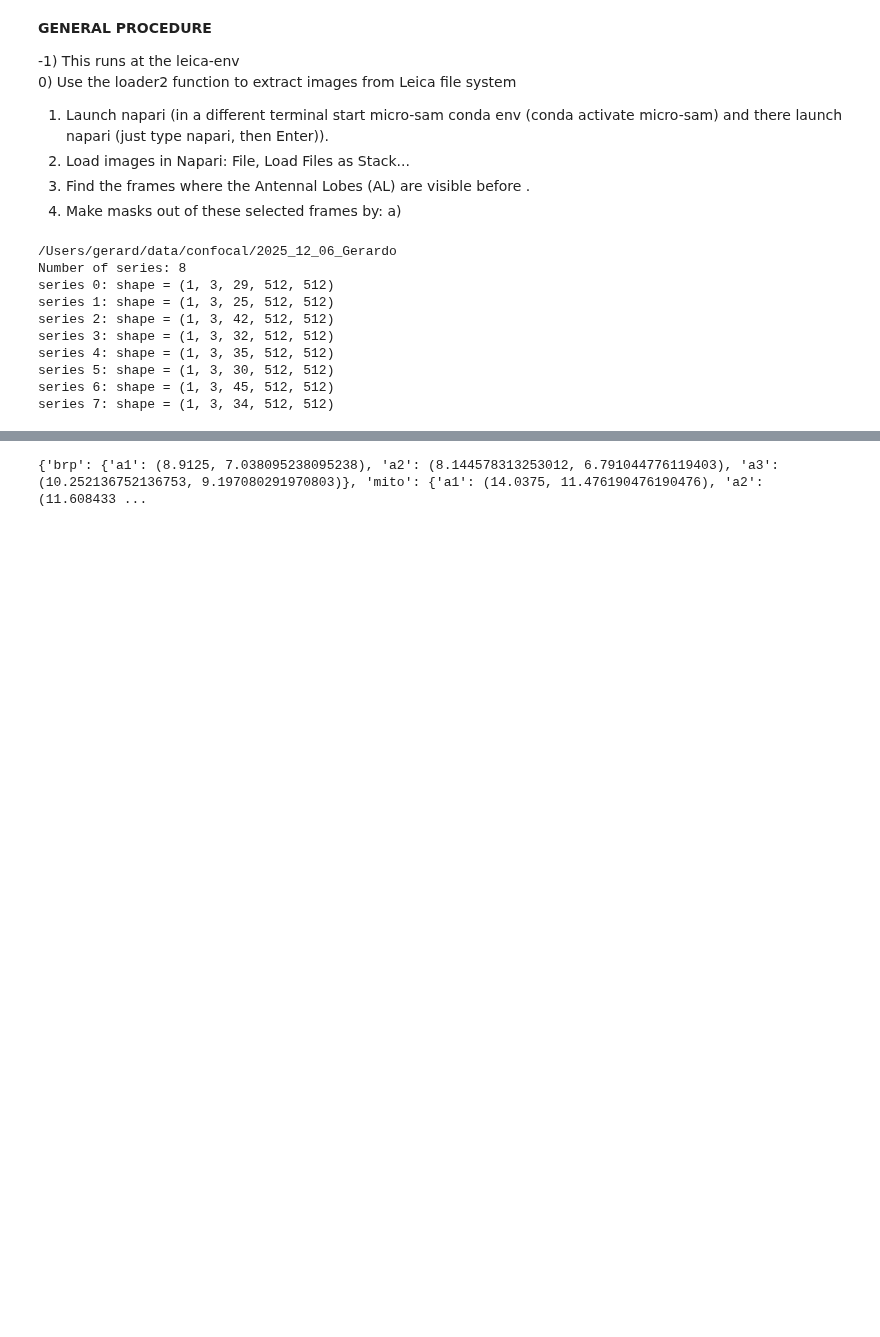
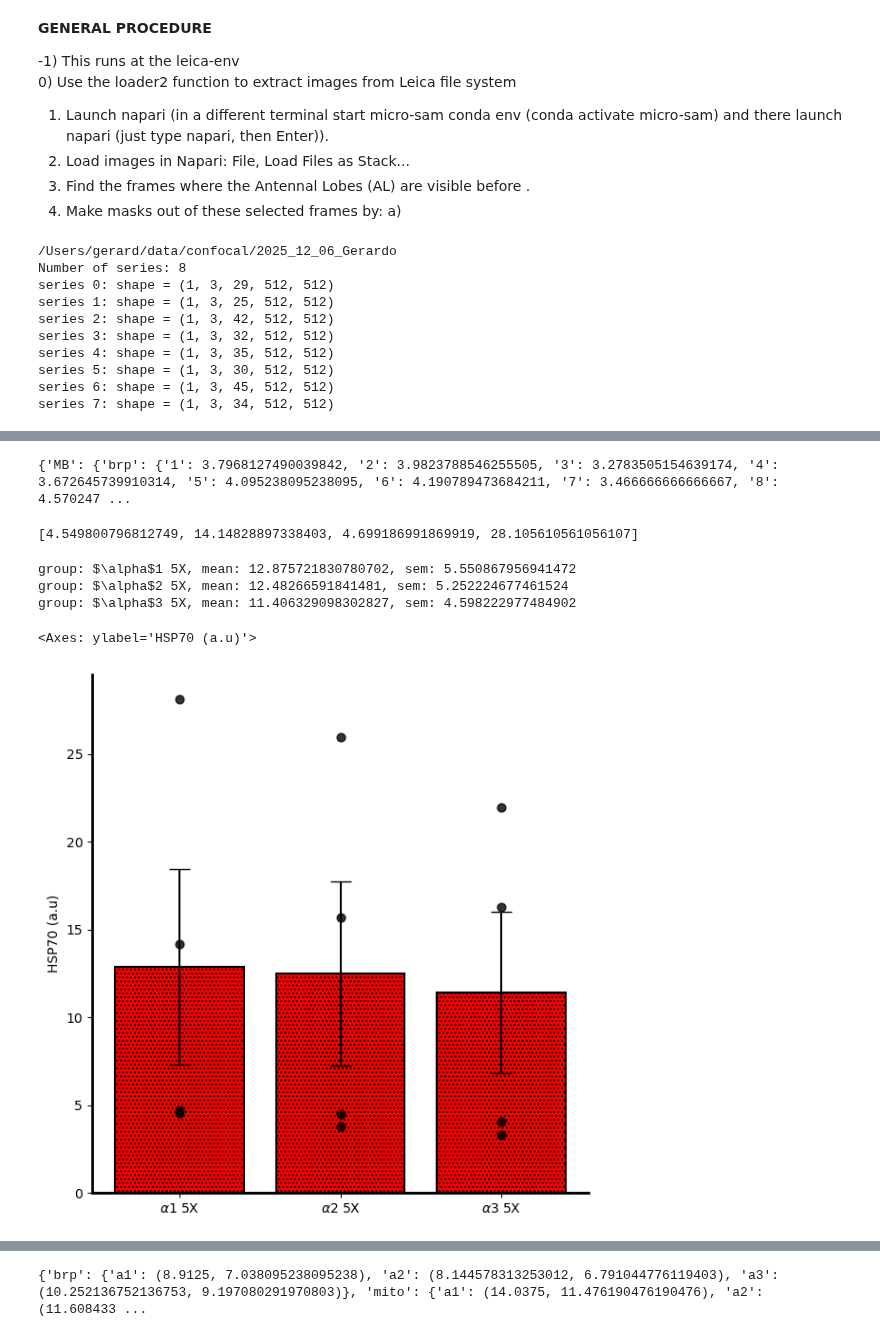
Before and after one commit to gmalagonv/confocal, a Jupyter notebook: analysis_notebooks/25_12_06.ipynb, the cells around one changed output, grey strips where cells are left out. Cells and saved outputs as stored; diff of their text form; code cells hidden in the pictures; blank space fills up the shorter version.

Commit message:
signal extracter and pooler

```diff
--- a/analysis_notebooks/25_12_06.ipynb
+++ b/analysis_notebooks/25_12_06.ipynb
@@ -252,0 +58,49 @@ hsp: {'a1': (9.658919128016295, 6.750244496960509), 'a2': (9.341900979033651, 7.
+# %%
+brp_a1_5x_all_r = pooler([sig4, sig5, sig6, sig7],'MB','brp',1)
+brp_a2_5x_all_r = pooler([sig4, sig5, sig6, sig7],'MB','brp',2)
+brp_a3_5x_all_r = pooler([sig4, sig5, sig6, sig7],'MB','brp',3)
+
+
+mito_a1_5x_all_r = pooler([sig4, sig5, sig6, sig7],'MB','mito',1)
+mito_a2_5x_all_r = pooler([sig4, sig5, sig6, sig7],'MB','mito',2)
+mito_a3_5x_all_r = pooler([sig4, sig5, sig6, sig7],'MB','mito',3)
+
+hsp_a1_5x_all_r = pooler([sig4, sig5, sig6, sig7],'MB','hsp70',1)
+hsp_a2_5x_all_r = pooler([sig4, sig5, sig6, sig7],'MB','hsp70',2)
+hsp_a3_5x_all_r = pooler([sig4, sig5, sig6, sig7],'MB','hsp70',3)
+# %% [output]
+{'MB': {'brp': {'1': 3.7968127490039842, '2': 3.9823788546255505, '3': 3.2783505154639174, '4': 3.672645739910314, '5': 4.095238095238095, '6': 4.190789473684211, '7': 3.466666666666667, '8': 4.570247 ...
+# %%
+print(hsp_a1_5x_all_r)
+# %% [output]
+[4.549800796812749, 14.14828897338403, 4.699186991869919, 28.105610561056107]
+# %%
+
+plot_bars_with_sem3([
+                    hsp_a1_5x_all_r,
+                    #  hsp_a1_1x_all_r,
+                     hsp_a2_5x_all_r,
+                    #  hsp_a2_1x_all_r,
+                     hsp_a3_5x_all_r,
+                    #  hsp_a3_1x_all_r,
+
+                     ],
+                    labels = [
+                        r'$\alpha$1 5X',
+                        # r'$\alpha$1 1X',
+                        r'$\alpha$2 5X',
+                        # r'$\alpha$2 1X',
+                        r'$\alpha$3 5X',
+                        # r'$\alpha$3 1X',
+
+
+
+                        ], ylabel="HSP70 (a.u)", figsize=(6,6),
+                       bar_color=["red"], dot_color="black", spine_width=2,
+                       pattern = ['....'])
+# %% [output]
+group: $\alpha$1 5X, mean: 12.875721830780702, sem: 5.550867956941472
+group: $\alpha$2 5X, mean: 12.48266591841481, sem: 5.252224677461524
+group: $\alpha$3 5X, mean: 11.406329098302827, sem: 4.598222977484902
+<Axes: ylabel='HSP70 (a.u)'>
+[figure, added]
```
Also changed, not shown: parts of 9 cells of this notebook, 2 other files.
